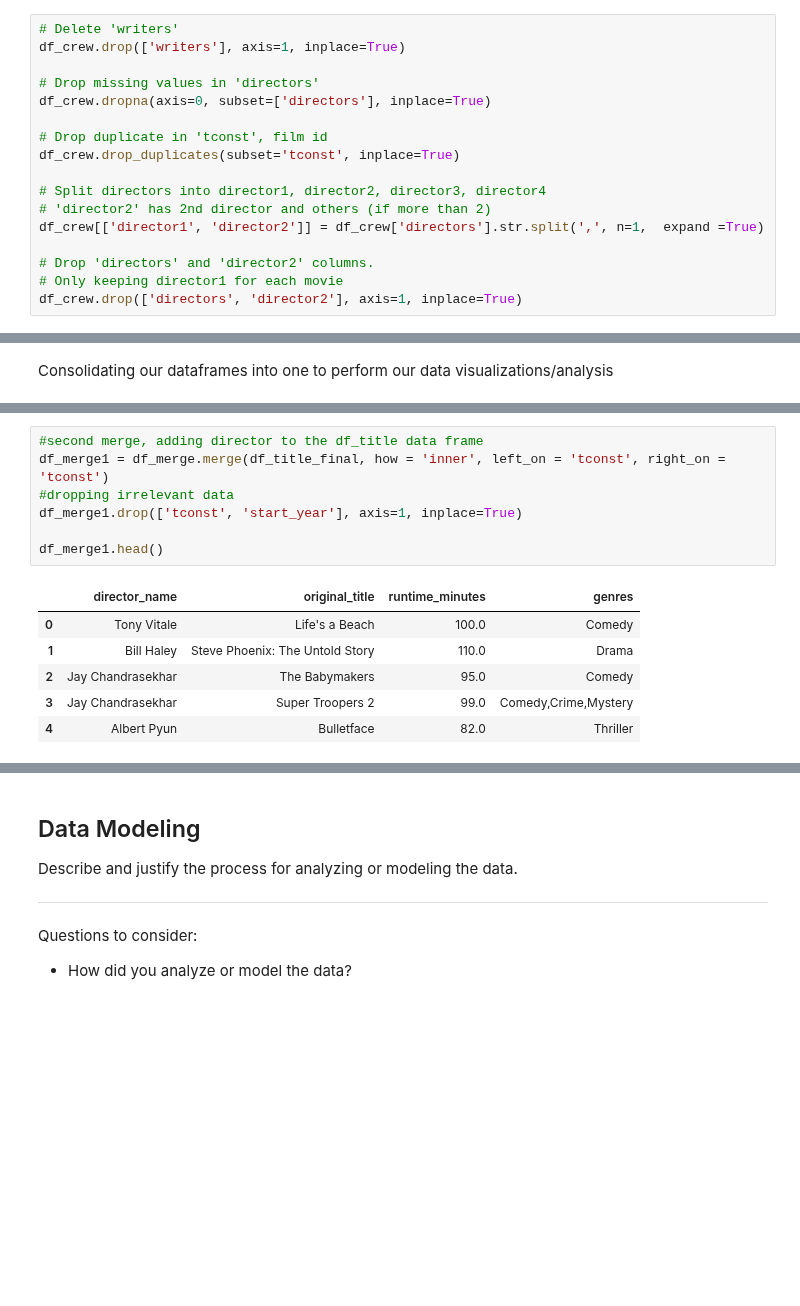
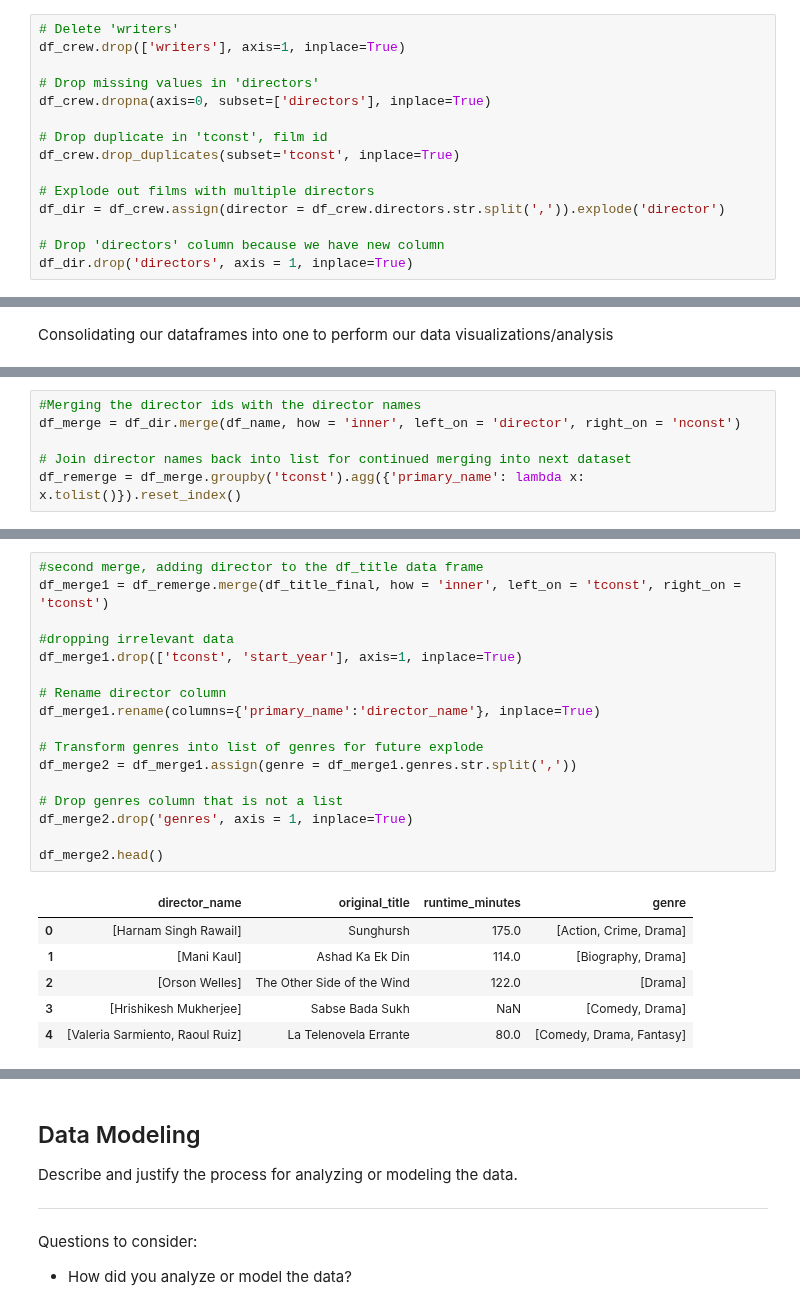
Before and after one commit to ZenBurrito/Phase-1Project, a Jupyter notebook: Movie-Studio-Project.ipynb, the cells around one changed output, grey strips where cells are left out. Drawn from its saved outputs; the diff is of its cells as text; blank space fills up the shorter version.

Commit message:
rework for genres and directors

```diff
--- a/Movie-Studio-Project.ipynb
+++ b/Movie-Studio-Project.ipynb
@@ -233,11 +233,9 @@ df_crew.dropna(axis=0, subset=['directors'], inplace=True)
 # Drop duplicate in 'tconst', film id
 df_crew.drop_duplicates(subset='tconst', inplace=True)
 
-# Split directors into director1, director2, director3, director4
-# 'director2' has 2nd director and others (if more than 2)
-df_crew[['director1', 'director2']] = df_crew['directors'].str.split(',', n=1,  expand =True)
+# Explode out films with multiple directors
+df_dir = df_crew.assign(director = df_crew.directors.str.split(',')).explode('director')
 
-# Drop 'directors' and 'director2' columns.
-# Only keeping director1 for each movie
-df_crew.drop(['directors', 'director2'], axis=1, inplace=True)
+# Drop 'directors' column because we have new column
+df_dir.drop('directors', axis = 1, inplace=True)
 # %%
@@ -378,0 +352,6 @@ df_merge.head()
+# %%
+#Merging the director ids with the director names
+df_merge = df_dir.merge(df_name, how = 'inner', left_on = 'director', right_on = 'nconst')
+
+# Join director names back into list for continued merging into next dataset
+df_remerge = df_merge.groupby('tconst').agg({'primary_name': lambda x: x.tolist()}).reset_index()
@@ -379,16 +378,26 @@ df_merge.head()
 # %%
 #second merge, adding director to the df_title data frame
-df_merge1 = df_merge.merge(df_title_final, how = 'inner', left_on = 'tconst', right_on = 'tconst')
+df_merge1 = df_remerge.merge(df_title_final, how = 'inner', left_on = 'tconst', right_on = 'tconst')
+
 #dropping irrelevant data
 df_merge1.drop(['tconst', 'start_year'], axis=1, inplace=True)
 
-df_merge1.head()
+# Rename director column
+df_merge1.rename(columns={'primary_name':'director_name'}, inplace=True)
+
+# Transform genres into list of genres for future explode
+df_merge2 = df_merge1.assign(genre = df_merge1.genres.str.split(','))
+
+# Drop genres column that is not a list
+df_merge2.drop('genres', axis = 1, inplace=True)
+
+df_merge2.head()
 # %% [output]
-|  | director_name | original_title | runtime_minutes | genres |
-| 0 | Tony Vitale | Life's a Beach | 100.0 | Comedy |
-| 1 | Bill Haley | Steve Phoenix: The Untold Story | 110.0 | Drama |
-| 2 | Jay Chandrasekhar | The Babymakers | 95.0 | Comedy |
-| 3 | Jay Chandrasekhar | Super Troopers 2 | 99.0 | Comedy,Crime,Mystery |
-| 4 | Albert Pyun | Bulletface | 82.0 | Thriller |
+|  | director_name | original_title | runtime_minutes | genre |
+| 0 | [Harnam Singh Rawail] | Sunghursh | 175.0 | [Action, Crime, Drama] |
+| 1 | [Mani Kaul] | Ashad Ka Ek Din | 114.0 | [Biography, Drama] |
+| 2 | [Orson Welles] | The Other Side of the Wind | 122.0 | [Drama] |
+| 3 | [Hrishikesh Mukherjee] | Sabse Bada Sukh | NaN | [Comedy, Drama] |
+| 4 | [Valeria Sarmiento, Raoul Ruiz] | La Telenovela Errante | 80.0 | [Comedy, Drama, Fantasy] |
 # %%
 #final merge, adding the merged datafram on the numbers file
```
Also changed, not shown: parts of 26 cells of this notebook, 2 other files.
